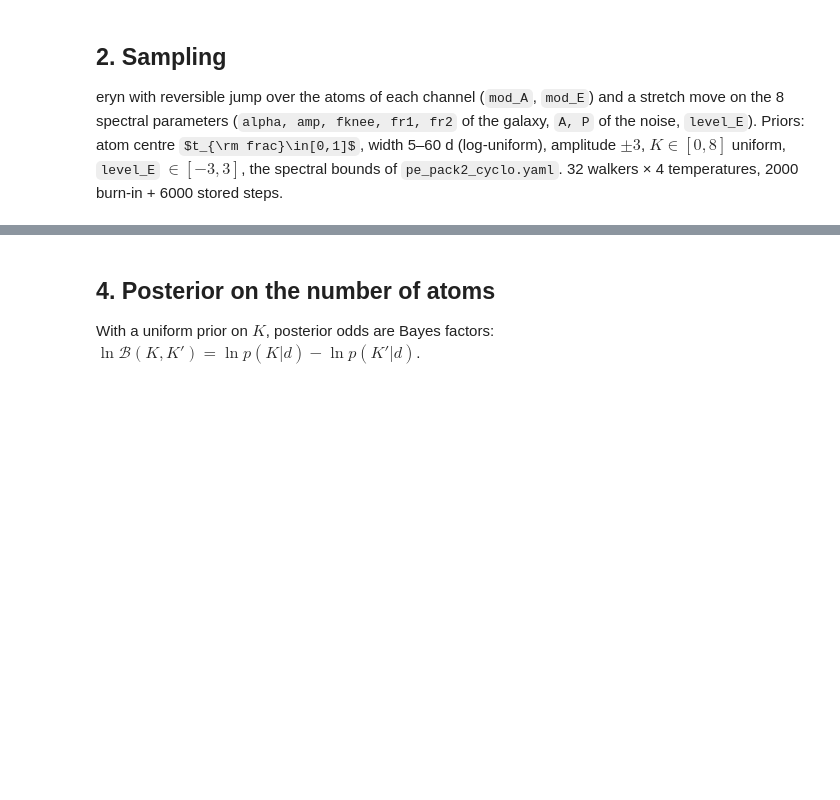
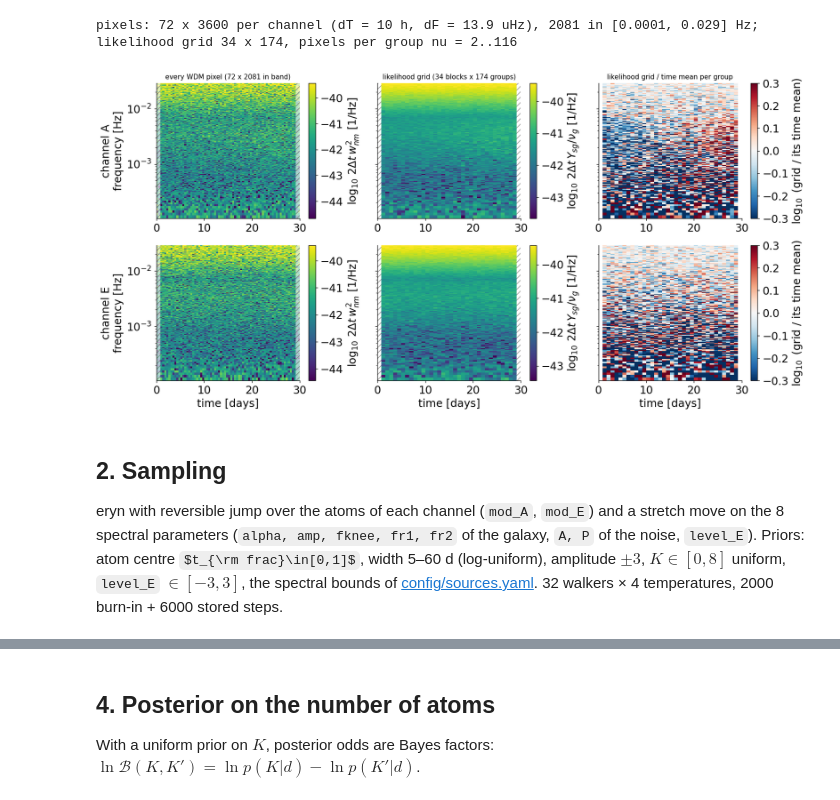
Before and after one commit to shrikrishnaanand/bahamas_ska, a Jupyter notebook: data/wavelet_injection/run1_inject_recover.ipynb, the cells around one changed output, grey strips where cells are left out. Drawn from its saved outputs; the diff is of its cells as text; code cells hidden in the pictures; some formulas as TeX source; blank space fills up the shorter version.

```diff
--- a/data/wavelet_injection/run1_inject_recover.ipynb
+++ b/data/wavelet_injection/run1_inject_recover.ipynb
@@ -122,10 +171,60 @@ display(Image(str(OUT / 'data_spectrogram.png'), width=700))
+# %%
+from bahamas.wavelet.model import frequency_groups
+band = like.pixels                                   # frequency pixels in [f1, f2]
+f_pix = data.freqs[band]
+dF = data.freqs[1] - data.freqs[0]
+f_pix_edges = np.append(f_pix - dF / 2, f_pix[-1] + dF / 2)
+t_pix_edges = np.arange(data.Nt + 1) * dT / DAY
+blk = like.time_index.reshape(-1, like.time_bin)       # time pixels of each block
+t_blk_edges = np.append(data.times[blk[:, 0]], data.times[blk[-1, -1]] + dT) / DAY
+_, starts = frequency_groups(data.freqs, cfg['f1'], cfg['f2'], cfg['wavelet']['freq_bins'])
+f_grp_edges = np.append(f_pix[starts] - dF / 2, f_pix[-1] + dF / 2)
+nu = np.asarray(like.nu)
+Ybar = 2 * data.dt * np.asarray(like.Y) / nu            # (channel, block, group), PSD units
+
+fig, axes = plt.subplots(2, 3, figsize=(15, 7.4), sharey=True)
+for i, c in enumerate(CH):
+    pix = 2 * data.dt * data.w[i][:, band] ** 2
+    lo, hi = np.percentile(np.log10(Ybar[i]), [0.5, 99.5])
+    m0 = axes[i, 0].pcolormesh(t_pix_edges, f_pix_edges, np.log10(pix.T), vmin=lo - 1, vmax=hi, cmap='viridis',
+                               shading='flat', rasterized=True)
+    m1 = axes[i, 1].pcolormesh(t_blk_edges, f_grp_edges, np.log10(Ybar[i].T), vmin=lo, vmax=hi, cmap='viridis',
+                               shading='flat', rasterized=True)
+    rel = Ybar[i] / Ybar[i].mean(axis=0, keepdims=True)
+    m2 = axes[i, 2].pcolormesh(t_blk_edges, f_grp_edges, np.log10(rel.T), vmin=-0.3, vmax=0.3, cmap='RdBu_r',
+                               shading='flat', rasterized=True)
+    for ax in axes[i, 0], axes[i, 1]:
+        for x0, x1 in [(0, eb * dT / DAY), (T_d - eb * dT / DAY, T_d)]:
+            ax.axvspan(x0, x1, facecolor='white', alpha=0.6, hatch='///', edgecolor=C_MUTED, lw=0)
+    for ax in axes[i]:
+        ax.set_yscale('log')
+        ax.set_xlim(0, T_d)
+        ax.grid(False)
+    axes[i, 0].set_ylabel(f'channel {c}\nfrequency [Hz]')
+    fig.colorbar(m0, ax=axes[i, 0], label=r'$\log_{10}\,2\Delta t\,w^2_{nm}$ [1/Hz]')
+    fig.colorbar(m1, ax=axes[i, 1], label=r'$\log_{10}\,2\Delta t\,Y_{sg}/\nu_g$ [1/Hz]')
+    fig.colorbar(m2, ax=axes[i, 2], label=r'$\log_{10}$ (grid / its time mean)')
+for ax, title in zip(axes[0], [f'every WDM pixel ({data.Nt} x {len(band)} in band)',
+                               f'likelihood grid ({len(t_blk_edges) - 1} blocks x {len(f_grp_edges) - 1} groups)',
+                               'likelihood grid / time mean per group']):
+    ax.set_title(title, fontsize=10)
+for ax in axes[1]:
+    ax.set_xlabel('time [days]')
+fig.tight_layout()
+fig.savefig(OUT / 'wdm_timefreq.png', dpi=150)
+print(f'pixels: {data.Nt} x {data.Nf} per channel (dT = {dT / 3600:.0f} h, dF = {dF * 1e6:.1f} uHz), '
+      f'{len(band)} in [{cfg["f1"]}, {cfg["f2"]}] Hz; likelihood grid {Ybar.shape[1]} x {Ybar.shape[2]}, '
+      f'pixels per group nu = {int(nu.min())}..{int(nu.max())}')
+# %% [output]
+pixels: 72 x 3600 per channel (dT = 10 h, dF = 13.9 uHz), 2081 in [0.0001, 0.029] Hz; likelihood grid 34 x 174, pixels per group nu = 2..116
+[figure, added]
 # %% [markdown]
 ## 2. Sampling
 
 eryn with reversible jump over the atoms of each channel (`mod_A`, `mod_E`) and a stretch move on the 8 spectral
 parameters (`alpha, amp, fknee, fr1, fr2` of the galaxy, `A, P` of the noise, `level_E`). Priors: atom centre
 $t_{\rm frac}\in[0,1]$, width 5–60 d (log-uniform), amplitude $\pm3$, $K\in[0,8]$ uniform, `level_E` $\in[-3,3]$, the
-spectral bounds of `pe_pack2_cyclo.yaml`. 32 walkers × 4 temperatures, 2000 burn-in + 6000 stored steps.
+spectral bounds of [config/sources.yaml](config/sources.yaml). 32 walkers × 4 temperatures, 2000 burn-in + 6000 stored steps.
 # %%
 res_path = OUT / 'chains.npz'
 if RERUN or not res_path.exists():
```
Also changed, not shown: parts of 18 cells of this notebook, 17 other files.
